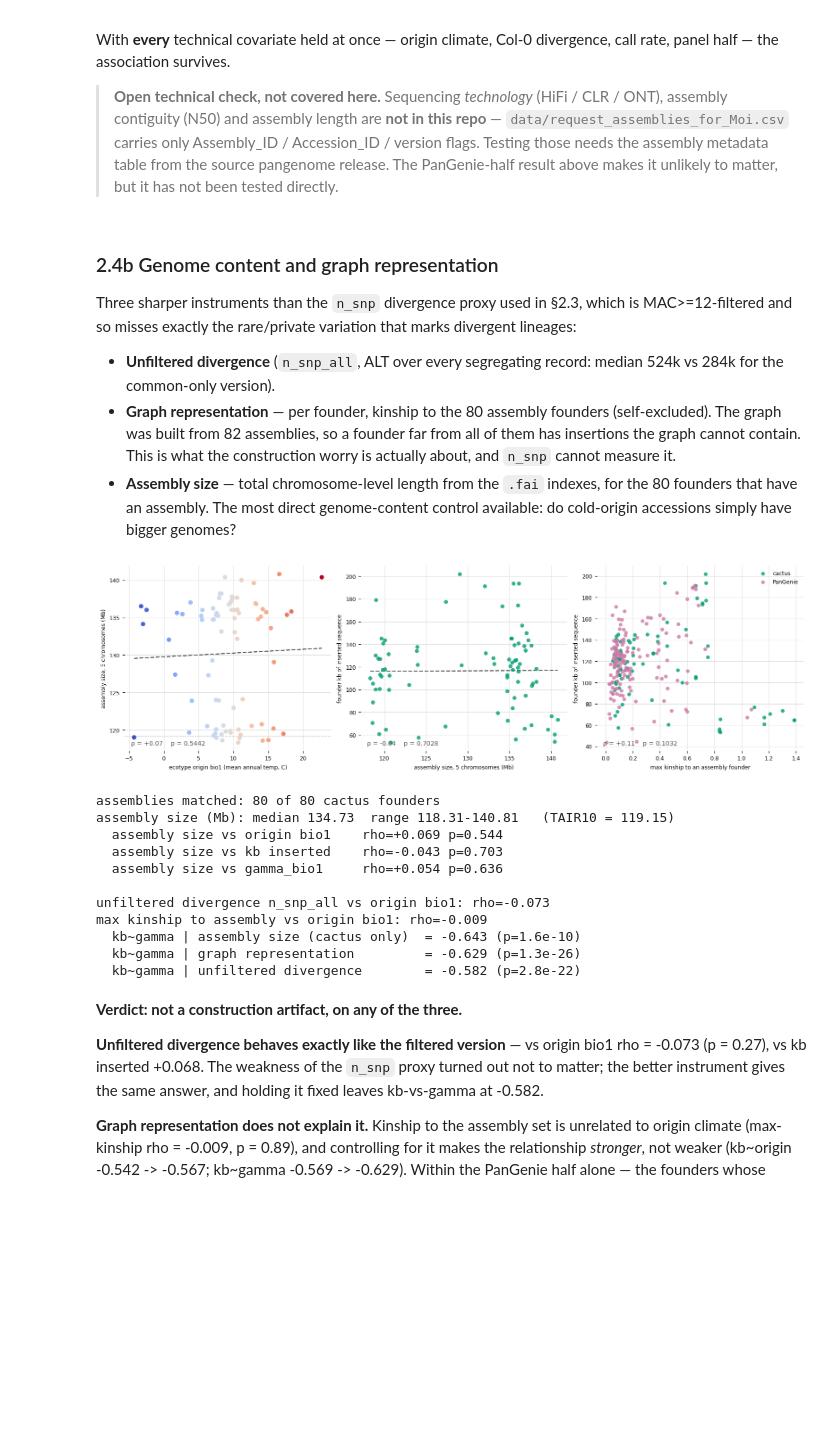
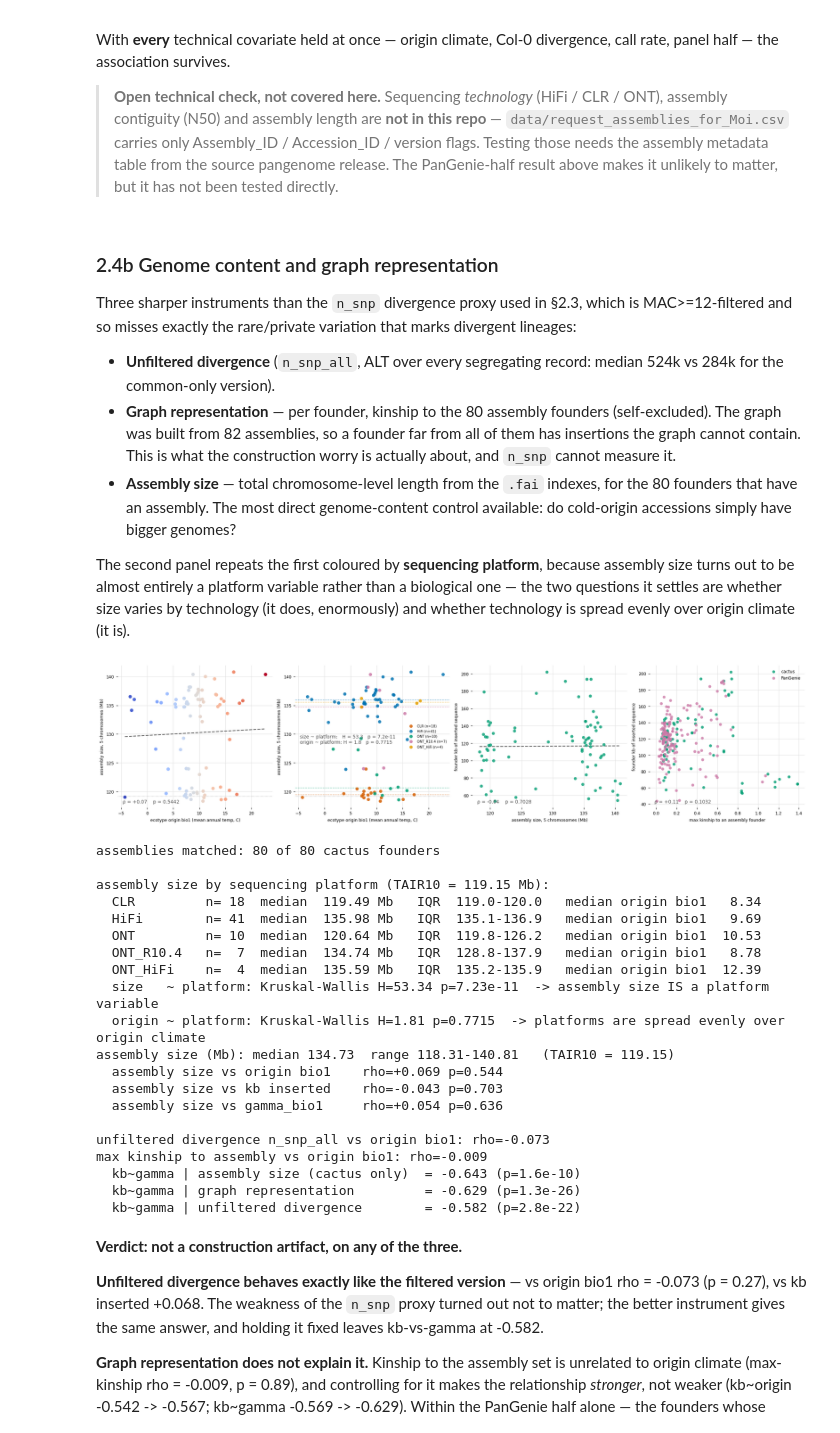
Before and after one commit to Tatianabellagio/kMate, a Jupyter notebook: analysis/grenenet_selection/notebooks/sv_founder_confound.ipynb, the cells around one changed output. Drawn from its saved outputs; the diff is of its cells as text; code cells hidden in the pictures; blank space fills up the shorter version.

```diff
--- a/analysis/grenenet_selection/notebooks/sv_founder_confound.ipynb
+++ b/analysis/grenenet_selection/notebooks/sv_founder_confound.ipynb
@@ -590,55 +590,100 @@ and so misses exactly the rare/private variation that marks divergent lineages:
 - **Assembly size** — total chromosome-level length from the `.fai` indexes, for the 80 founders that
   have an assembly. The most direct genome-content control available: do cold-origin accessions simply
   have bigger genomes?
+
+The second panel repeats the first coloured by **sequencing platform**, because assembly size turns
+out to be almost entirely a platform variable rather than a biological one — the two questions it
+settles are whether size varies by technology (it does, enormously) and whether technology is spread
+evenly over origin climate (it is).
 # %%
 
 GRp=np.load(f"{G}/founder_graph_representation.npz",allow_pickle=True)
 max_kin=GRp["max_kin"]; asm_mb=GRp["asm_mb"]; have=np.isfinite(asm_mb)
 
-fig,ax=plt.subplots(1,3,figsize=(14.5,4.4))
+TCa=np.load(f"{G}/founder_assembly_technology.npz",allow_pickle=True)
+techa=TCa["tech"].astype(str); oka=TCa["ok"].astype(bool)
+tla=[t for t in ["CLR","HiFi","ONT","ONT_R10.4","ONT_HiFi"] if (oka&(techa==t)).sum()>=2]
+TCOLa=dict(zip(tla,["#D55E00","#0072B2","#009E73","#CC79A7","#E69F00"]))
+
+fig,ax=plt.subplots(1,4,figsize=(19,4.4))
 style(ax[0])
 ax[0].scatter(home1[have],asm_mb[have],c=home1[have],cmap="coolwarm",s=42,zorder=3,edgecolor="none")
 fitline(ax[0],home1[have],asm_mb[have])
 ax[0].axhline(119.15,color=ZERO,lw=0.8,ls=":")
 ax[0].set_xlabel("ecotype origin bio1 (mean annual temp, C)")
 ax[0].set_ylabel("assembly size, 5 chromosomes (Mb)")
 r,p=stats.spearmanr(home1[have],asm_mb[have]); stat(ax[0],rho_txt(r,p))
 
+# same axes, coloured by sequencing platform: assembly size is a PLATFORM variable,
+# and the platforms are spread evenly over origin climate
 style(ax[1])
-ax[1].scatter(asm_mb[have],KB[have],s=34,color=CAC,alpha=0.8,linewidths=0,zorder=3)
-fitline(ax[1],asm_mb[have],KB[have])
-ax[1].set_xlabel("assembly size, 5 chromosomes (Mb)")
-ax[1].set_ylabel("founder kb of inserted sequence")
-r2,p2=stats.spearmanr(asm_mb[have],KB[have]); stat(ax[1],rho_txt(r2,p2))
+for t in tla:
+    m=have&oka&(techa==t)
+    if not m.sum(): continue
+    ax[1].scatter(home1[m],asm_mb[m],s=38,color=TCOLa[t],alpha=0.85,linewidths=0,zorder=3,
+                  label=f"{t} (n={int(m.sum())})")
+    ax[1].axhline(np.nanmedian(asm_mb[m]),color=TCOLa[t],lw=0.9,ls="--",alpha=0.55,zorder=1)
+ax[1].axhline(119.15,color=ZERO,lw=0.8,ls=":",zorder=1)
+ax[1].set_xlabel("ecotype origin bio1 (mean annual temp, C)")
+ax[1].set_ylabel("assembly size, 5 chromosomes (Mb)")
+ax[1].legend(frameon=False,fontsize=6.5,loc="center right")
+kw_a=stats.kruskal(*[asm_mb[have&oka&(techa==t)] for t in tla])
+kw_o=stats.kruskal(*[home1[have&oka&(techa==t)] for t in tla])
+stat(ax[1],f"size ~ platform:   H = {kw_a.statistic:.1f}   p = {pfmt(kw_a.pvalue)}\n"
+           f"origin ~ platform: H = {kw_o.statistic:.1f}   p = {pfmt(kw_o.pvalue)}",loc=(0.03,0.45))
 
 style(ax[2])
+ax[2].scatter(asm_mb[have],KB[have],s=34,color=CAC,alpha=0.8,linewidths=0,zorder=3)
+fitline(ax[2],asm_mb[have],KB[have])
+ax[2].set_xlabel("assembly size, 5 chromosomes (Mb)")
+ax[2].set_ylabel("founder kb of inserted sequence")
+r2,p2=stats.spearmanr(asm_mb[have],KB[have]); stat(ax[2],rho_txt(r2,p2))
+
+style(ax[3])
 for msk,c,lab in [(is_cac,CAC,"cactus"),(~is_cac,PGC,"PanGenie")]:
-    ax[2].scatter(max_kin[msk],KB[msk],s=30,color=c,alpha=0.8,linewidths=0,label=lab,zorder=3)
-ax[2].set_xlabel("max kinship to an assembly founder")
-ax[2].set_ylabel("founder kb of inserted sequence")
-r3,p3=stats.spearmanr(max_kin,KB); stat(ax[2],rho_txt(r3,p3))
-ax[2].legend(frameon=False,fontsize=8,loc="upper right")
+    ax[3].scatter(max_kin[msk],KB[msk],s=30,color=c,alpha=0.8,linewidths=0,label=lab,zorder=3)
+ax[3].set_xlabel("max kinship to an assembly founder")
+ax[3].set_ylabel("founder kb of inserted sequence")
+r3,p3=stats.spearmanr(max_kin,KB); stat(ax[3],rho_txt(r3,p3))
+ax[3].legend(frameon=False,fontsize=8,loc="upper right")
 fig.tight_layout(); fig.savefig(f"{G}/plots/confound_genome_content.png",dpi=130,bbox_inches="tight"); plt.show()
 
 print(f"assemblies matched: {int(have.sum())} of {int(is_cac.sum())} cactus founders")
+print("\nassembly size by sequencing platform (TAIR10 = 119.15 Mb):")
+for t in tla:
+    m=have&oka&(techa==t)
+    print(f"  {t:<11} n={int(m.sum()):>3}  median {np.nanmedian(asm_mb[m]):>7.2f} Mb   "
+          f"IQR {np.nanpercentile(asm_mb[m],25):>6.1f}-{np.nanpercentile(asm_mb[m],75):<6.1f}  "
+          f"median origin bio1 {np.nanmedian(home1[m]):>6.2f}")
+print(f"  size   ~ platform: Kruskal-Wallis H={kw_a.statistic:.2f} p={kw_a.pvalue:.2e}  -> assembly size IS a platform variable")
+print(f"  origin ~ platform: Kruskal-Wallis H={kw_o.statistic:.2f} p={kw_o.pvalue:.4f}  -> platforms are spread evenly over origin climate")
 print(f"assembly size (Mb): median {np.nanmedian(asm_mb[have]):.2f}  "
       f"range {np.nanmin(asm_mb[have]):.2f}-{np.nanmax(asm_mb[have]):.2f}   (TAIR10 = 119.15)")
 for nm,v in (("origin bio1",home1),("kb inserted",KB),("gamma_bio1",g1)):
     rr,pp=stats.spearmanr(asm_mb[have],v[have])
     print(f"  assembly size vs {nm:<14} rho={rr:+.3f} p={pp:.3f}")
 print(f"\nunfiltered divergence n_snp_all vs origin bio1: "
       f"rho={stats.spearmanr(M['n_snp_all'],home1).correlation:+.3f}")
 print(f"max kinship to assembly vs origin bio1: rho={stats.spearmanr(max_kin,home1).correlation:+.3f}")
 for lab,Z in (("assembly size (cactus only)",None),("graph representation",np.column_stack([max_kin,GRp['mean_kin']])),
               ("unfiltered divergence",M["n_snp_all"][:,None])):
     if Z is None:
         rr,pp=partial_spearman(KB[have],g1[have],asm_mb[have][:,None])
     else:
         rr,pp=partial_spearman(KB,g1,Z)
     print(f"  kb~gamma | {lab:<28} = {rr:+.3f} (p={pp:.1e})")
 # %% [output]
-[figure, old version]
+[figure, new version]
 assemblies matched: 80 of 80 cactus founders
+
+assembly size by sequencing platform (TAIR10 = 119.15 Mb):
+  CLR         n= 18  median  119.49 Mb   IQR  119.0-120.0   median origin bio1   8.34
+  HiFi        n= 41  median  135.98 Mb   IQR  135.1-136.9   median origin bio1   9.69
+  ONT         n= 10  median  120.64 Mb   IQR  119.8-126.2   median origin bio1  10.53
+  ONT_R10.4   n=  7  median  134.74 Mb   IQR  128.8-137.9   median origin bio1   8.78
+  ONT_HiFi    n=  4  median  135.59 Mb   IQR  135.2-135.9   median origin bio1  12.39
+  size   ~ platform: Kruskal-Wallis H=53.34 p=7.23e-11  -> assembly size IS a platform variable
+  origin ~ platform: Kruskal-Wallis H=1.81 p=0.7715  -> platforms are spread evenly over origin climate
 assembly size (Mb): median 134.73  range 118.31-140.81   (TAIR10 = 119.15)
   assembly size vs origin bio1    rho=+0.069 p=0.544
   assembly size vs kb inserted    rho=-0.043 p=0.703
```
Also changed, not shown: 2 other files.
